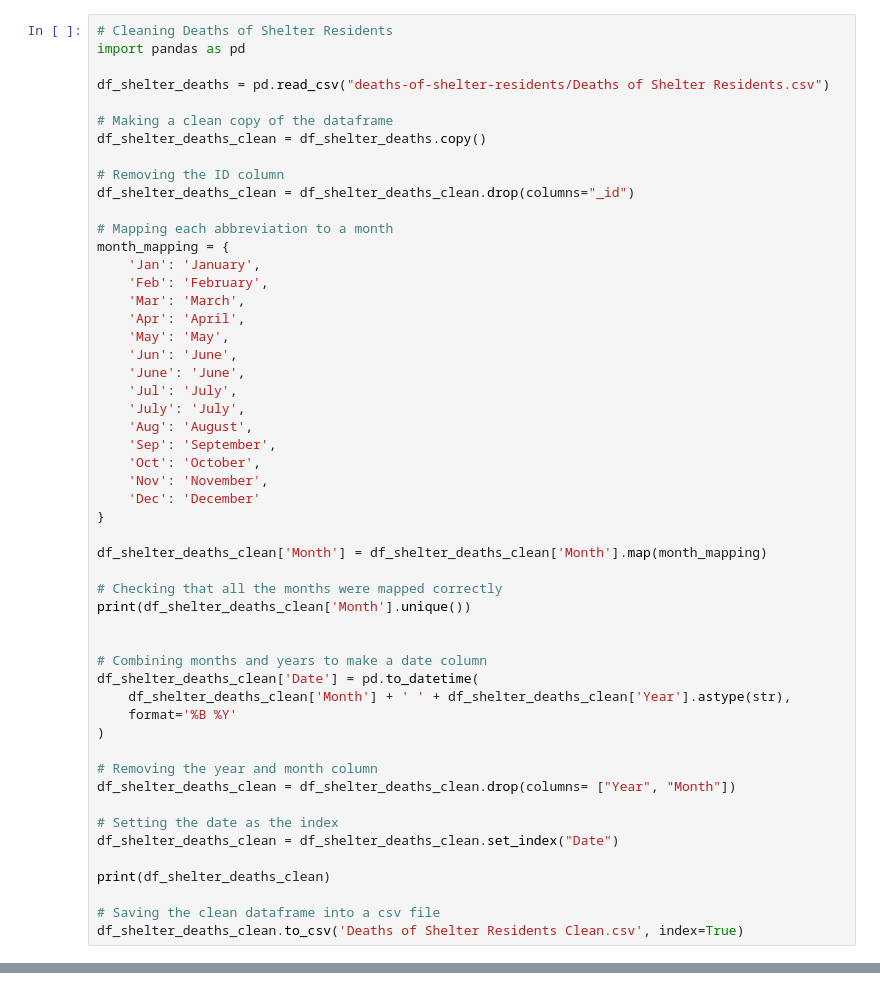
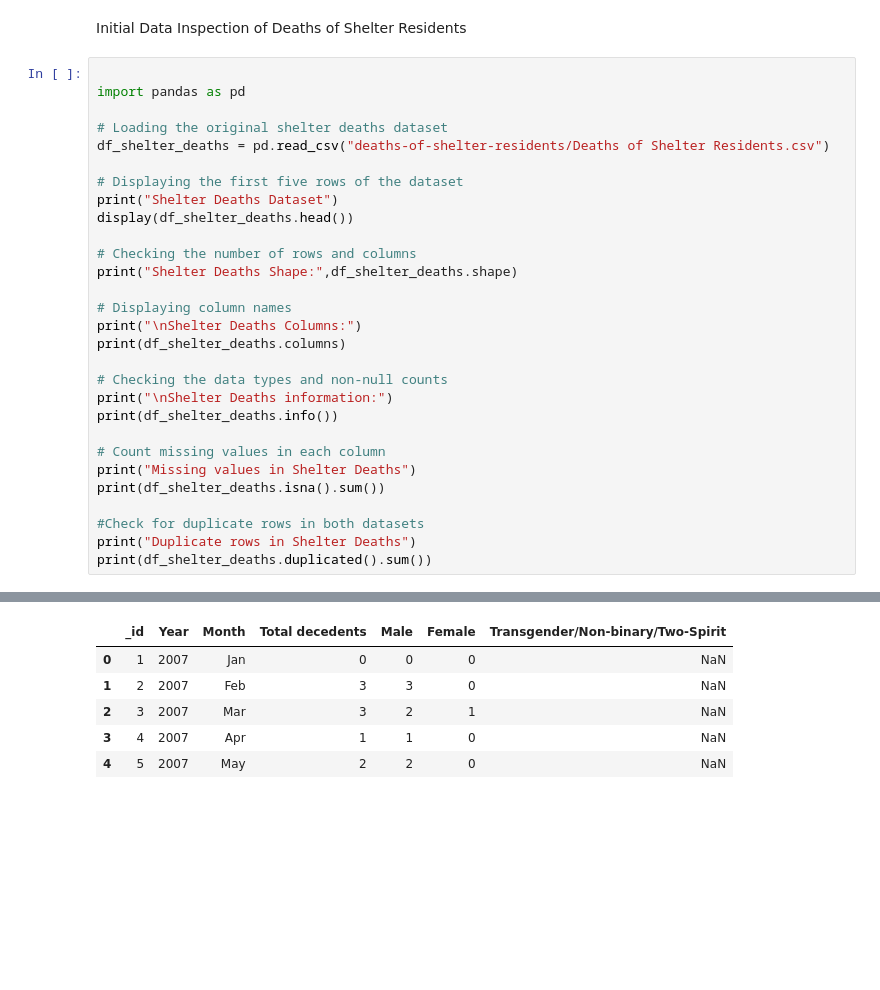
Before and after one commit to Empress-star/INF1340-Final-Project, a Jupyter notebook: shelter-deaths-system-flow-clean.ipynb, the cells around one changed output, grey strips where cells are left out. Saved outputs shown, nothing was run; the diff lists cells and outputs as text; blank space fills up the shorter version.

```diff
--- a/shelter-deaths-system-flow-clean.ipynb
+++ b/shelter-deaths-system-flow-clean.ipynb
@@ -62,53 +127,32 @@ Data columns (total 20 columns):
+# %% [markdown]
+Initial Data Inspection of Deaths of Shelter Residents
 # %%
-# Cleaning Deaths of Shelter Residents
+
 import pandas as pd
 
+# Loading the original shelter deaths dataset
 df_shelter_deaths = pd.read_csv("deaths-of-shelter-residents/Deaths of Shelter Residents.csv")
 
-# Making a clean copy of the dataframe
-df_shelter_deaths_clean = df_shelter_deaths.copy()
+# Displaying the first five rows of the dataset
+print("Shelter Deaths Dataset")
+display(df_shelter_deaths.head())
 
-# Removing the ID column
-df_shelter_deaths_clean = df_shelter_deaths_clean.drop(columns="_id")
+# Checking the number of rows and columns
+print("Shelter Deaths Shape:",df_shelter_deaths.shape)
 
-# Mapping each abbreviation to a month
-month_mapping = {
-    'Jan': 'January',
-    'Feb': 'February',
-    'Mar': 'March',
-    'Apr': 'April',
-    'May': 'May',
-    'Jun': 'June',
-    'June': 'June',
-    'Jul': 'July',
-    'July': 'July',
-    'Aug': 'August',
-    'Sep': 'September',
-    'Oct': 'October',
-    'Nov': 'November',
-    'Dec': 'December'
-}
+# Displaying column names
+print("\nShelter Deaths Columns:")
+print(df_shelter_deaths.columns)
 
-df_shelter_deaths_clean['Month'] = df_shelter_deaths_clean['Month'].map(month_mapping)
+# Checking the data types and non-null counts
+print("\nShelter Deaths information:")
+print(df_shelter_deaths.info())
 
-# Checking that all the months were mapped correctly
-print(df_shelter_deaths_clean['Month'].unique())
+# Count missing values in each column
+print("Missing values in Shelter Deaths")
+print(df_shelter_deaths.isna().sum())
 
-
-# Combining months and years to make a date column
-df_shelter_deaths_clean['Date'] = pd.to_datetime(
-    df_shelter_deaths_clean['Month'] + ' ' + df_shelter_deaths_clean['Year'].astype(str),
-    format='%B %Y'
-)
-
-# Removing the year and month column
-df_shelter_deaths_clean = df_shelter_deaths_clean.drop(columns= ["Year", "Month"])
-
-# Setting the date as the index
-df_shelter_deaths_clean = df_shelter_deaths_clean.set_index("Date")
-
-print(df_shelter_deaths_clean)
-
-# Saving the clean dataframe into a csv file
-df_shelter_deaths_clean.to_csv('Deaths of Shelter Residents Clean.csv', index=True)
+#Check for duplicate rows in both datasets
+print("Duplicate rows in Shelter Deaths")
+print(df_shelter_deaths.duplicated().sum())
 # %% [output]
@@ -133,0 +160,6 @@ Date
+|  | _id | Year | Month | Total decedents | Male | Female | Transgender/Non-binary/Two-Spirit |
+| 0 | 1 | 2007 | Jan | 0 | 0 | 0 | NaN |
+| 1 | 2 | 2007 | Feb | 3 | 3 | 0 | NaN |
+| 2 | 3 | 2007 | Mar | 3 | 2 | 1 | NaN |
+| 3 | 4 | 2007 | Apr | 1 | 1 | 0 | NaN |
+| 4 | 5 | 2007 | May | 2 | 2 | 0 | NaN |
```
Also changed, not shown: parts of 13 cells of this notebook, 2 other files.
